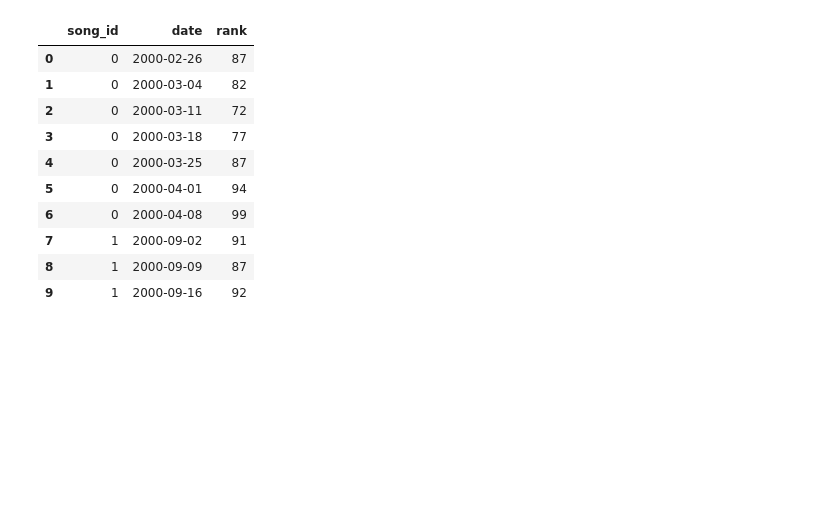
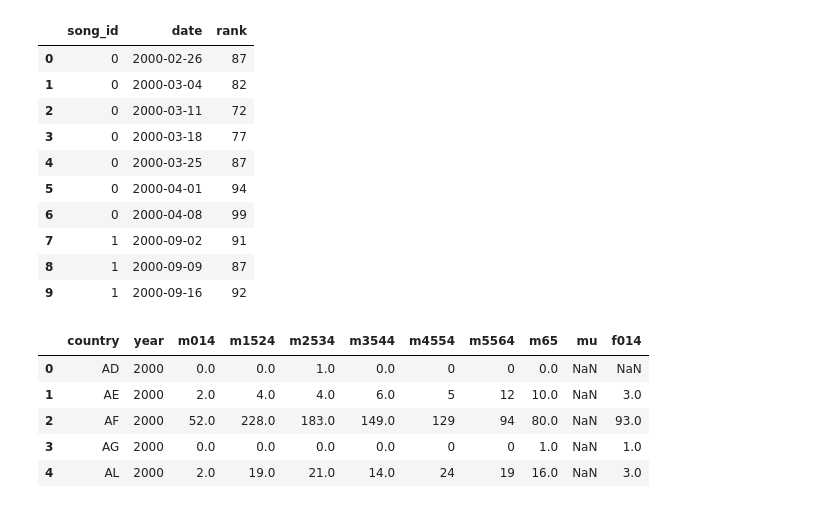
Before and after one commit to joeelorm/Data_Science, a Jupyter notebook: Data Cleaninig/Tidy Data.ipynb, the cells around one changed output. Saved outputs shown, nothing was run; the diff lists cells and outputs as text; code cells hidden in the pictures; blank space fills up the shorter version.

Commit message:
Tidy Data

```diff
--- a/Data Cleaninig/Tidy Data.ipynb
+++ b/Data Cleaninig/Tidy Data.ipynb
@@ -156,3 +156,13 @@ ranks.head(10)
 | 7 | 1 | 2000-09-02 | 91 |
 | 8 | 1 | 2000-09-09 | 87 |
 | 9 | 1 | 2000-09-16 | 92 |
+# %%
+data = pd.read_csv('Datasets_1/tb-raw.csv')
+data.head()
+# %% [output]
+|  | country | year | m014 | m1524 | m2534 | m3544 | m4554 | m5564 | m65 | mu | f014 |
+| 0 | AD | 2000 | 0.0 | 0.0 | 1.0 | 0.0 | 0 | 0 | 0.0 | NaN | NaN |
+| 1 | AE | 2000 | 2.0 | 4.0 | 4.0 | 6.0 | 5 | 12 | 10.0 | NaN | 3.0 |
+| 2 | AF | 2000 | 52.0 | 228.0 | 183.0 | 149.0 | 129 | 94 | 80.0 | NaN | 93.0 |
+| 3 | AG | 2000 | 0.0 | 0.0 | 0.0 | 0.0 | 0 | 0 | 1.0 | NaN | 1.0 |
+| 4 | AL | 2000 | 2.0 | 19.0 | 21.0 | 14.0 | 24 | 19 | 16.0 | NaN | 3.0 |
```
Also changed, not shown: parts of 4 cells of this notebook.
